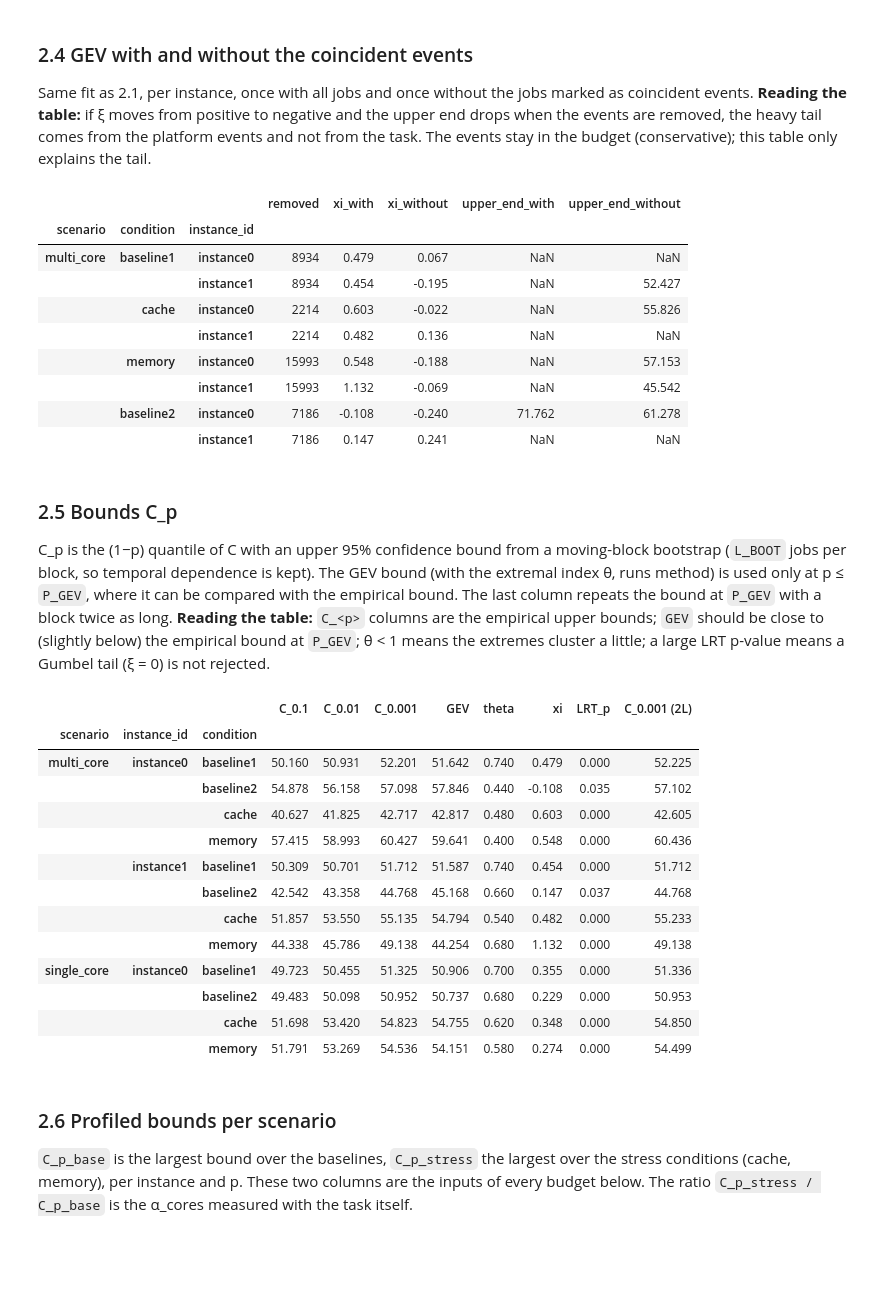
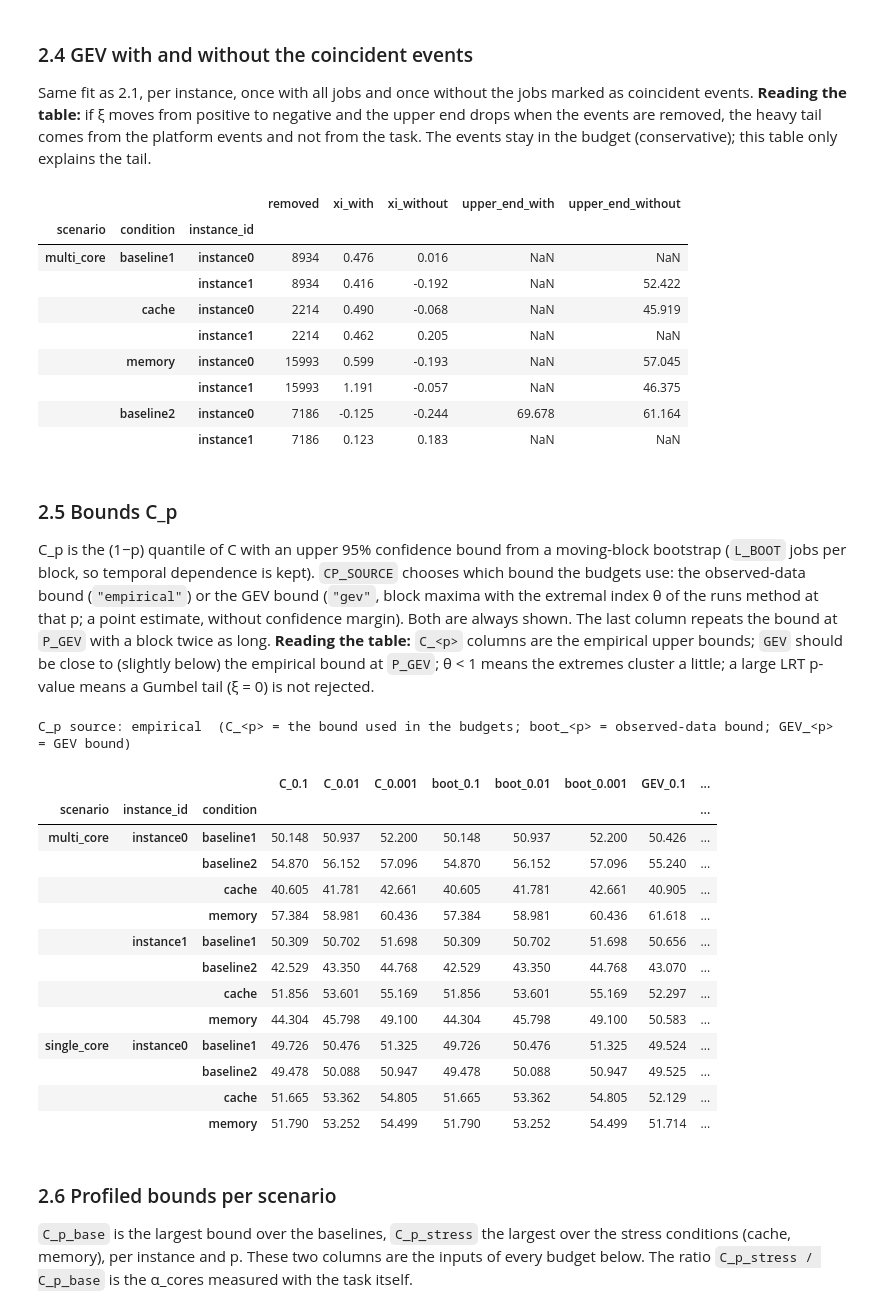
Before and after one commit to pippi2802/GraduationProject, a Jupyter notebook: research-questions/RQ2/analysis/analysis_workload2.ipynb, the cells around one changed output. Saved outputs shown, nothing was run; the diff lists cells and outputs as text; code cells hidden in the pictures; blank space fills up the shorter version.

```diff
--- a/research-questions/RQ2/analysis/analysis_workload2.ipynb
+++ b/research-questions/RQ2/analysis/analysis_workload2.ipynb
@@ -26,7 +26,7 @@ Every cell produces one table or one figure. The procedure:
 ## 0. Configuration and helpers
 # %%
 from pathlib import Path
-import json, math, re
+import json, math, os, re
 import numpy as np
 import pandas as pd
 import matplotlib.pyplot as plt
@@ -53,8 +53,10 @@ ADMISSION_MAX = 0.95                                                   # driver
 HWM_STRESS, HWM_P = ("cache", "memory"), 1e-3                         # Route 3: runs whose maximum is taken, p of alpha_drift
 K_LIST = [10, 100]                                                     # window lengths of the worst-case (m,k)
 
-BLOCK, P_GEV, RUNS_R = 600, 1e-3, 50          # block size (jobs) for block maxima, GEV only at p <= P_GEV, runs-method gap for clusters
-L_BOOT, N_BOOT, ALPHA = 600, 300, 0.05        # moving-block bootstrap: block length, replicates, one-sided 95% upper bound
+CP_SOURCE = os.environ.get("CP_SOURCE", "empirical")   # where C_p comes from: "empirical" = upper bound of the observed C (moving-block bootstrap), "gev" = GEV bound (block maxima + extremal index)
+assert CP_SOURCE in ("empirical", "gev"), CP_SOURCE
+BLOCK, P_GEV, RUNS_R = 500, 1e-3, 50          # block size (jobs) for block maxima, GEV only at p <= P_GEV, runs-method gap for clusters
+L_BOOT, N_BOOT, ALPHA = 500, 300, 0.05        # moving-block bootstrap: block length, replicates, one-sided 95% upper bound
 THR_MS = 1.0                                  # residual above this (ms) = candidate platform event
 W_THRESH_MS = 5                               # a dispatch latency above this counts as "large"
 JOBS_VALIDATION = 50000                       # jobs per online validation run
@@ -109,6 +111,15 @@ def gev_theta(x, p, b, theta):
     lg, sg = gumbel_r.fit(mx)
     lr = 2 * (genextreme.logpdf(mx, c, loc, scale).sum() - gumbel_r.logpdf(mx, lg, sg).sum())
     return bound, -c, chi2.sf(lr, 1)
+
+def gev_bounds(x, ps, b=BLOCK):
+    """GEV bound of the per-job (1-p) level for every p (block maxima of b jobs, extremal index estimated at that p); a point estimate, without confidence margin"""
+    return np.array([gev_theta(x, p, b, extremal_index(x, p))[0] for p in ps])
+
+def run_bound(x, ps):
+    """(point quantile, C_p) of one run, with the C_p source chosen by CP_SOURCE"""
+    point, ucb = empirical_bound(x, ps)
+    return point, (ucb if CP_SOURCE == "empirical" else gev_bounds(x, ps))
 
 def exceed_test(x, C, p, r=RUNS_R):
     """cluster-aware test that C is a valid (1-p) bound: (exceedances, clusters, expected clusters, p-value)"""
@@ -319,47 +330,52 @@ display(pd.DataFrame(rows).set_index(["scenario", "condition", "instance_id"]).r
 # %% [output]
 |  |  |  | removed | xi_with | xi_without | upper_end_with | upper_end_without |
 | scenario | condition | instance_id |  |  |  |  |  |
-| multi_core | baseline1 | instance0 | 8934 | 0.479 | 0.067 | NaN | NaN |
-|  |  | instance1 | 8934 | 0.454 | -0.195 | NaN | 52.427 |
-|  | cache | instance0 | 2214 | 0.603 | -0.022 | NaN | 55.826 |
-|  |  | instance1 | 2214 | 0.482 | 0.136 | NaN | NaN |
-|  | memory | instance0 | 15993 | 0.548 | -0.188 | NaN | 57.153 |
-|  |  | instance1 | 15993 | 1.132 | -0.069 | NaN | 45.542 |
-|  | baseline2 | instance0 | 7186 | -0.108 | -0.240 | 71.762 | 61.278 |
-|  |  | instance1 | 7186 | 0.147 | 0.241 | NaN | NaN |
+| multi_core | baseline1 | instance0 | 8934 | 0.476 | 0.016 | NaN | NaN |
+|  |  | instance1 | 8934 | 0.416 | -0.192 | NaN | 52.422 |
+|  | cache | instance0 | 2214 | 0.490 | -0.068 | NaN | 45.919 |
+|  |  | instance1 | 2214 | 0.462 | 0.205 | NaN | NaN |
+|  | memory | instance0 | 15993 | 0.599 | -0.193 | NaN | 57.045 |
+|  |  | instance1 | 15993 | 1.191 | -0.057 | NaN | 46.375 |
+|  | baseline2 | instance0 | 7186 | -0.125 | -0.244 | 69.678 | 61.164 |
+|  |  | instance1 | 7186 | 0.123 | 0.183 | NaN | NaN |
 # %% [markdown]
 ### 2.5 Bounds C_p
 C_p is the (1−p) quantile of C with an upper 95% confidence bound from a moving-block bootstrap (`L_BOOT` jobs per block, so temporal dependence is kept).
-The GEV bound (with the extremal index θ, runs method) is used only at p ≤ `P_GEV`, where it can be compared with the empirical bound. The last column repeats the bound at `P_GEV` with a block twice as long.
+`CP_SOURCE` chooses which bound the budgets use: the observed-data bound (`"empirical"`) or the GEV bound (`"gev"`, block maxima with the extremal index θ of the runs method at that p; a point estimate, without confidence margin). Both are always shown. The last column repeats the bound at `P_GEV` with a block twice as long.
 **Reading the table:** `C_<p>` columns are the empirical upper bounds; `GEV` should be close to (slightly below) the empirical bound at `P_GEV`; θ < 1 means the extremes cluster a little; a large LRT p-value means a Gumbel tail (ξ = 0) is not rejected.
 # %%
 rows, wide = [], []
 for (s, c, i), x in s1_series.items():
-    point, ucb = empirical_bound(x, P_LIST)
+    point, boot = empirical_bound(x, P_LIST)                   # observed-data bound: (1-p) quantile with its bootstrap upper bound
+    gev_p = gev_bounds(x, P_LIST)                              # GEV bound at every p
+    use = boot if CP_SOURCE == "empirical" else gev_p          # the C_p of the budgets
     th = extremal_index(x, P_GEV)
-    gev, xi, p_lrt = gev_theta(x, P_GEV, BLOCK, th)
+    _, xi, p_lrt = gev_theta(x, P_GEV, BLOCK, th)
     ucb2 = empirical_bound(x, [P_GEV], L=2 * L_BOOT)[1][0]
     for k, p in enumerate(P_LIST):
-        rows.append(dict(scenario=s, condition=c, instance_id=i, p=p, emp=point[k], ucb=ucb[k], gev=gev if p == P_GEV else np.nan))
-    wide.append(dict(scenario=s, condition=c, instance_id=i, **{f"C_{p:g}": ucb[k] for k, p in enumerate(P_LIST)},
-                     GEV=gev, theta=th, xi=xi, LRT_p=p_lrt, **{f"C_{P_GEV:g} (2L)": ucb2}))
+        rows.append(dict(scenario=s, condition=c, instance_id=i, p=p, emp=point[k], ucb=use[k], boot=boot[k], gev=gev_p[k]))
+    wide.append(dict(scenario=s, condition=c, instance_id=i, **{f"C_{p:g}": use[k] for k, p in enumerate(P_LIST)},
+                     **{f"boot_{p:g}": boot[k] for k, p in enumerate(P_LIST)}, **{f"GEV_{p:g}": gev_p[k] for k, p in enumerate(P_LIST)},
+                     theta=th, xi=xi, LRT_p=p_lrt, **{f"C_{P_GEV:g} (2L)": ucb2}))
 bounds = pd.DataFrame(rows)
+print(f"C_p source: {CP_SOURCE}  (C_<p> = the bound used in the budgets; boot_<p> = observed-data bound; GEV_<p> = GEV bound)")
 display(pd.DataFrame(wide).set_index(["scenario", "instance_id", "condition"]).sort_index().round(3))
 # %% [output]
+C_p source: empirical  (C_<p> = the bound used in the budgets; boot_<p> = observed-data bound; GEV_<p> = GEV bound)
-|  |  |  | C_0.1 | C_0.01 | C_0.001 | GEV | theta | xi | LRT_p | C_0.001 (2L) |
-| scenario | instance_id | condition |  |  |  |  |  |  |  |  |
-| multi_core | instance0 | baseline1 | 50.160 | 50.931 | 52.201 | 51.642 | 0.740 | 0.479 | 0.000 | 52.225 |
-|  |  | baseline2 | 54.878 | 56.158 | 57.098 | 57.846 | 0.440 | -0.108 | 0.035 | 57.102 |
-|  |  | cache | 40.627 | 41.825 | 42.717 | 42.817 | 0.480 | 0.603 | 0.000 | 42.605 |
-|  |  | memory | 57.415 | 58.993 | 60.427 | 59.641 | 0.400 | 0.548 | 0.000 | 60.436 |
-|  | instance1 | baseline1 | 50.309 | 50.701 | 51.712 | 51.587 | 0.740 | 0.454 | 0.000 | 51.712 |
-|  |  | baseline2 | 42.542 | 43.358 | 44.768 | 45.168 | 0.660 | 0.147 | 0.037 | 44.768 |
-|  |  | cache | 51.857 | 53.550 | 55.135 | 54.794 | 0.540 | 0.482 | 0.000 | 55.233 |
-|  |  | memory | 44.338 | 45.786 | 49.138 | 44.254 | 0.680 | 1.132 | 0.000 | 49.138 |
-| single_core | instance0 | baseline1 | 49.723 | 50.455 | 51.325 | 50.906 | 0.700 | 0.355 | 0.000 | 51.336 |
-|  |  | baseline2 | 49.483 | 50.098 | 50.952 | 50.737 | 0.680 | 0.229 | 0.000 | 50.953 |
-|  |  | cache | 51.698 | 53.420 | 54.823 | 54.755 | 0.620 | 0.348 | 0.000 | 54.850 |
-|  |  | memory | 51.791 | 53.269 | 54.536 | 54.151 | 0.580 | 0.274 | 0.000 | 54.499 |
+|  |  |  | C_0.1 | C_0.01 | C_0.001 | boot_0.1 | boot_0.01 | boot_0.001 | GEV_0.1 | ... |
+| scenario | instance_id | condition |  |  |  |  |  |  |  | ... |
+| multi_core | instance0 | baseline1 | 50.148 | 50.937 | 52.200 | 50.148 | 50.937 | 52.200 | 50.426 | ... |
+|  |  | baseline2 | 54.870 | 56.152 | 57.096 | 54.870 | 56.152 | 57.096 | 55.240 | ... |
+|  |  | cache | 40.605 | 41.781 | 42.661 | 40.605 | 41.781 | 42.661 | 40.905 | ... |
+|  |  | memory | 57.384 | 58.981 | 60.436 | 57.384 | 58.981 | 60.436 | 61.618 | ... |
+|  | instance1 | baseline1 | 50.309 | 50.702 | 51.698 | 50.309 | 50.702 | 51.698 | 50.656 | ... |
+|  |  | baseline2 | 42.529 | 43.350 | 44.768 | 42.529 | 43.350 | 44.768 | 43.070 | ... |
+|  |  | cache | 51.856 | 53.601 | 55.169 | 51.856 | 53.601 | 55.169 | 52.297 | ... |
+|  |  | memory | 44.304 | 45.798 | 49.100 | 44.304 | 45.798 | 49.100 | 50.583 | ... |
+| single_core | instance0 | baseline1 | 49.726 | 50.476 | 51.325 | 49.726 | 50.476 | 51.325 | 49.524 | ... |
+|  |  | baseline2 | 49.478 | 50.088 | 50.947 | 49.478 | 50.088 | 50.947 | 49.525 | ... |
+|  |  | cache | 51.665 | 53.362 | 54.805 | 51.665 | 53.362 | 54.805 | 52.129 | ... |
+|  |  | memory | 51.790 | 53.252 | 54.499 | 51.790 | 53.252 | 54.499 | 51.714 | ... |
 # %% [markdown]
 ### 2.6 Profiled bounds per scenario
 `C_p_base` is the largest bound over the baselines, `C_p_stress` the largest over the stress conditions (cache, memory), per instance and p.
```
Also changed, not shown: parts of 19 cells of this notebook, 35 other files.
